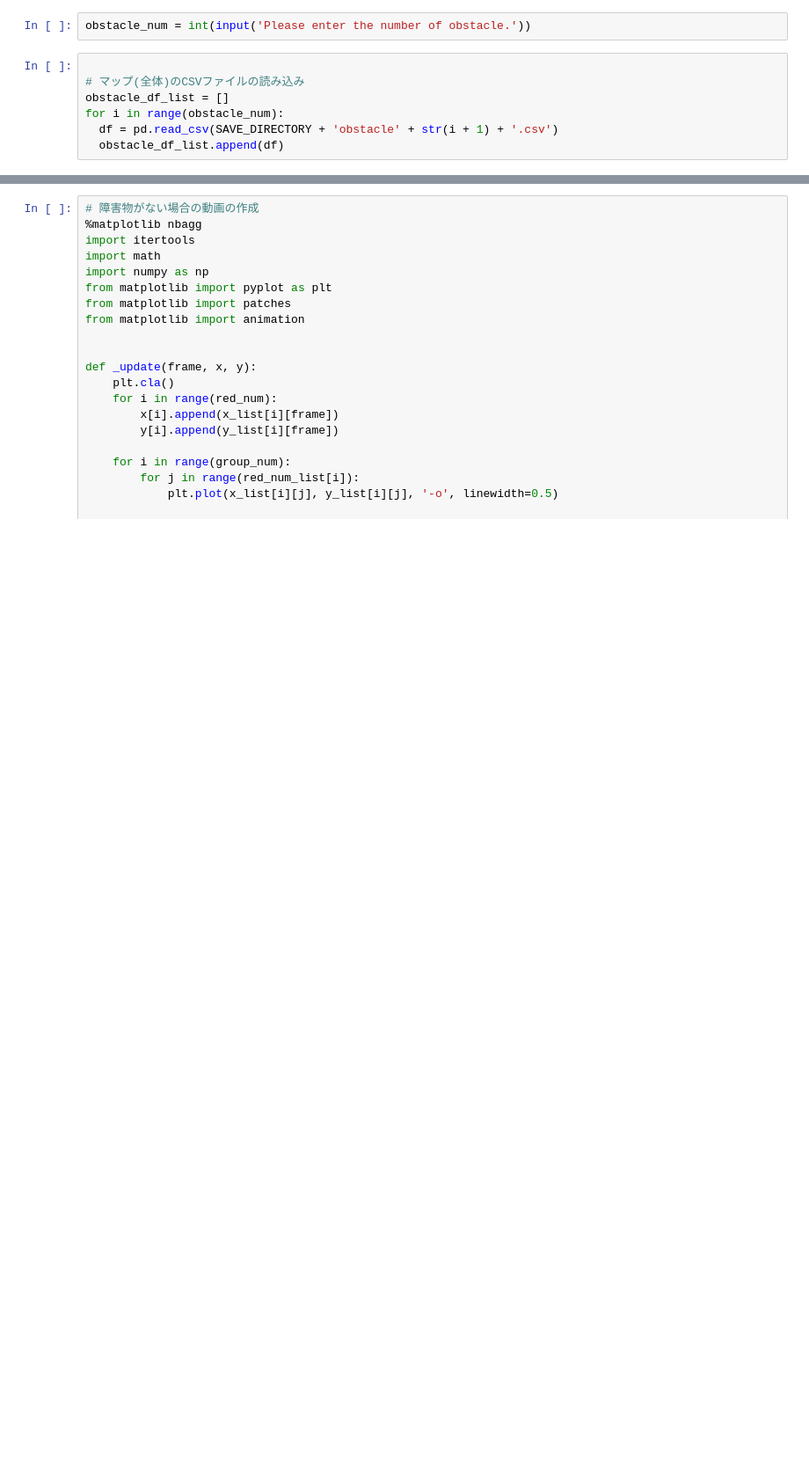
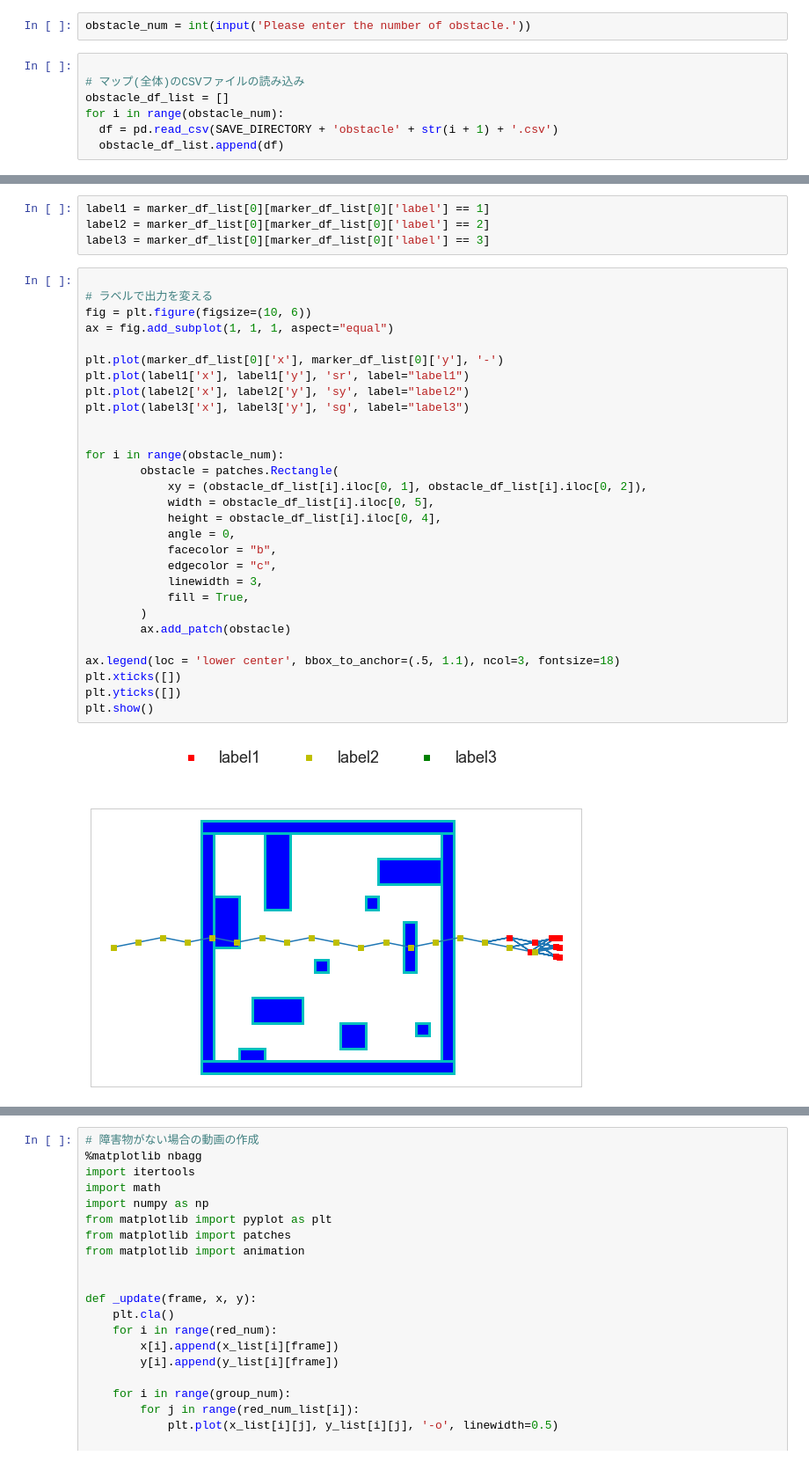
Before and after one commit to shohei-inoue/group-guidance-simulation, a Jupyter notebook: group-guidance/create_graph2.ipynb, the cells around one changed output, grey strips where cells are left out. Shown at 88% size. Cells and saved outputs as stored; diff of their text form; blank space fills up the shorter version.

```diff
--- a/group-guidance/create_graph2.ipynb
+++ b/group-guidance/create_graph2.ipynb
@@ -94,0 +107,35 @@ plt.show()
+# %%
+label1 = marker_df_list[0][marker_df_list[0]['label'] == 1]
+label2 = marker_df_list[0][marker_df_list[0]['label'] == 2]
+label3 = marker_df_list[0][marker_df_list[0]['label'] == 3]
+# %%
+
+# ラベルで出力を変える
+fig = plt.figure(figsize=(10, 6))
+ax = fig.add_subplot(1, 1, 1, aspect="equal")
+
+plt.plot(marker_df_list[0]['x'], marker_df_list[0]['y'], '-')
+plt.plot(label1['x'], label1['y'], 'sr', label="label1")
+plt.plot(label2['x'], label2['y'], 'sy', label="label2")
+plt.plot(label3['x'], label3['y'], 'sg', label="label3")
+
+
+for i in range(obstacle_num):
+        obstacle = patches.Rectangle(
+            xy = (obstacle_df_list[i].iloc[0, 1], obstacle_df_list[i].iloc[0, 2]),
+            width = obstacle_df_list[i].iloc[0, 5],
+            height = obstacle_df_list[i].iloc[0, 4],
+            angle = 0,
+            facecolor = "b",
+            edgecolor = "c",
+            linewidth = 3,
+            fill = True,
+        )
+        ax.add_patch(obstacle)
+
+ax.legend(loc = 'lower center', bbox_to_anchor=(.5, 1.1), ncol=3, fontsize=18)
+plt.xticks([])
+plt.yticks([])
+plt.show()
+# %% [output]
+[figure, added]
```
Also changed, not shown: parts of 19 cells of this notebook, 5 other files.
